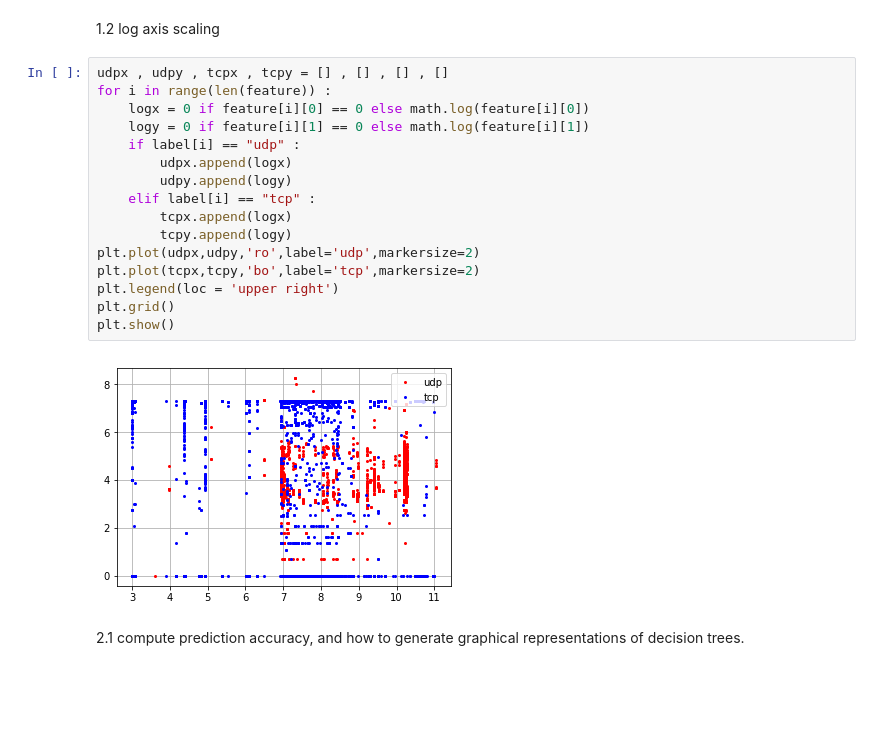
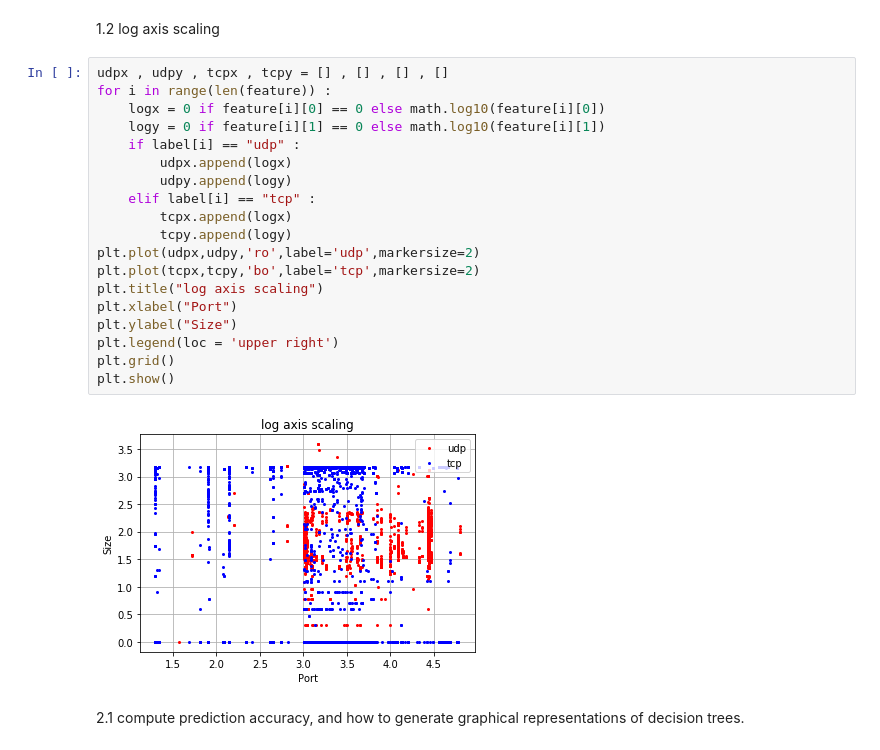
Before and after one commit to mike840203/ECEN-758-Fall-2018, a Jupyter notebook: HW6/HW6.ipynb, the cells around one changed output. Cells and saved outputs as stored; diff of their text form; blank space fills up the shorter version.

```diff
--- a/HW6/HW6.ipynb
+++ b/HW6/HW6.ipynb
@@ -36,21 +36,24 @@ plt.show()
 # %%
 udpx , udpy , tcpx , tcpy = [] , [] , [] , []
 for i in range(len(feature)) :
-    logx = 0 if feature[i][0] == 0 else math.log(feature[i][0])
-    logy = 0 if feature[i][1] == 0 else math.log(feature[i][1])
+    logx = 0 if feature[i][0] == 0 else math.log10(feature[i][0])
+    logy = 0 if feature[i][1] == 0 else math.log10(feature[i][1])
     if label[i] == "udp" :
         udpx.append(logx)
         udpy.append(logy)
     elif label[i] == "tcp" :
         tcpx.append(logx)
         tcpy.append(logy)
 plt.plot(udpx,udpy,'ro',label='udp',markersize=2)
 plt.plot(tcpx,tcpy,'bo',label='tcp',markersize=2)
+plt.title("log axis scaling")
+plt.xlabel("Port")
+plt.ylabel("Size")
 plt.legend(loc = 'upper right')
 plt.grid()
 plt.show()
 # %% [output]
-[figure, old version]
+[figure, new version]
 # %% [markdown]
 2.1 compute prediction accuracy, and how to generate graphical representations of decision trees.
 # %%
```
Also changed, not shown: parts of 9 cells of this notebook, 6 other files.
